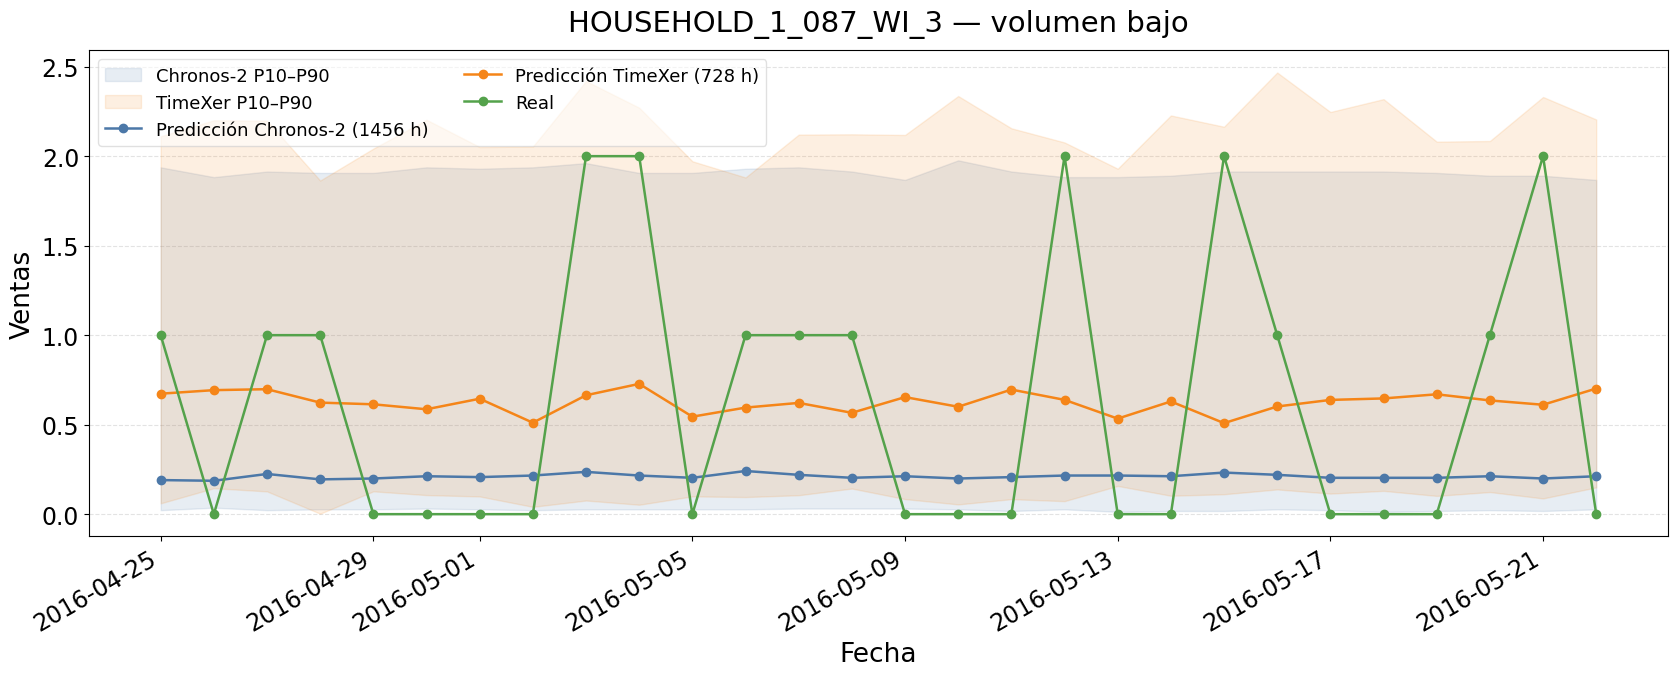
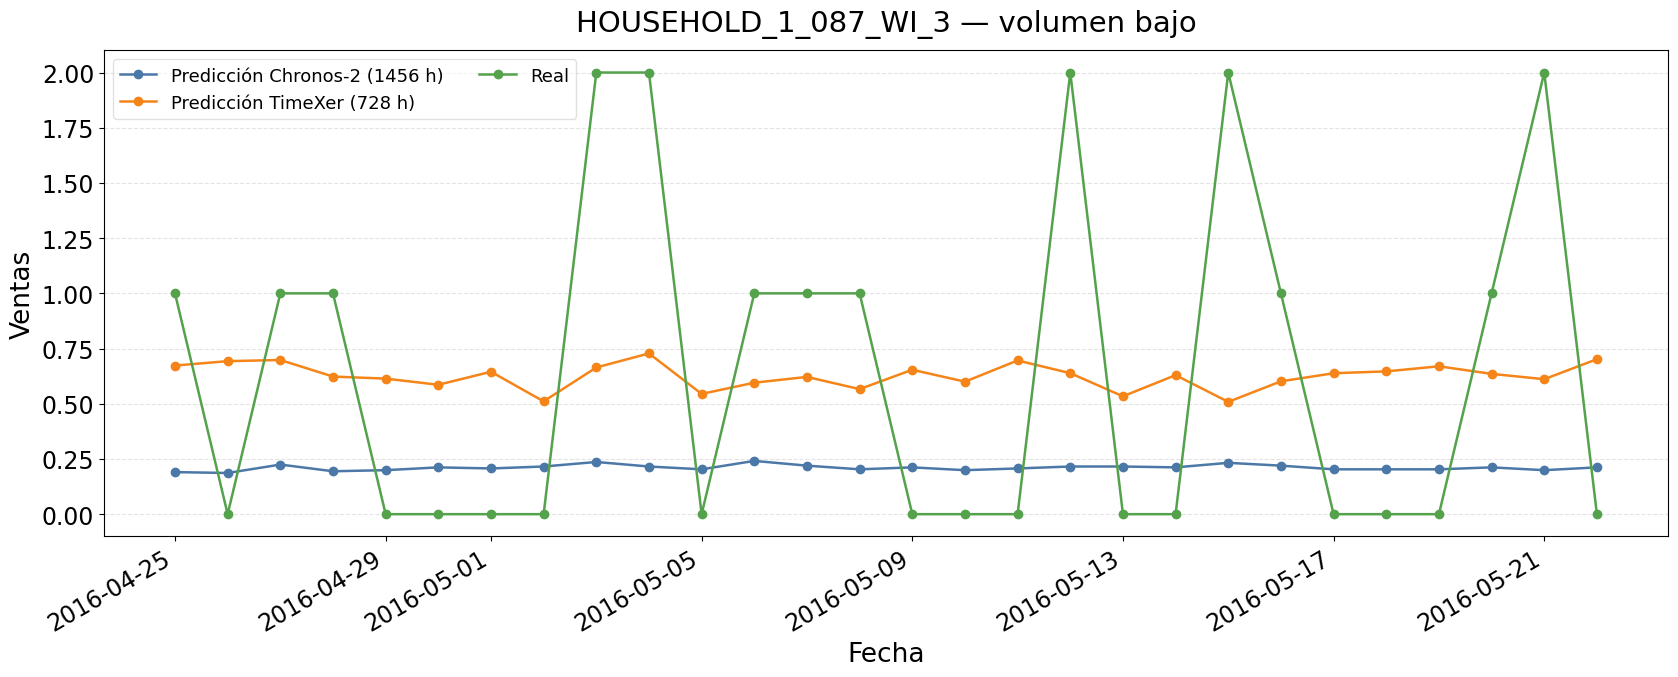
Code edit (unified diff) that turned the first committed figure into the second:
--- before
+++ after
@@ -15,6 +15,4 @@
 REAL_COLOR = "#54A24B"  # verde Vega, igual que en demanda agregada
 
-# Los nombres de columna de cuantiles difieren entre modelos:
-#   Chronos-2 -> "0.1"/"0.9"   |   TimeXer -> "q0.1"/"q0.9"
 chr_e = pd.read_csv(
     f"{DATA_DIR}/chronos2_m5_outputs/m5_eval_predictions_vs_actuals.csv", parse_dates=["timestamp"]
@@ -35,10 +33,4 @@
     with plt.rc_context(MULTI_RC):
         fig, ax = plt.subplots(figsize=(17, 7))
-
-        # Bandas de incertidumbre P10–P90 (debajo), muy translúcidas
-        ax.fill_between(c["timestamp"], c["0.1"], c["0.9"],
-                        color=colors["Chronos-2"], alpha=0.13, label="Chronos-2 P10–P90")
-        ax.fill_between(t["timestamp"], t["q0.1"], t["q0.9"],
-                        color=colors["TimeXer"], alpha=0.13, label="TimeXer P10–P90")
 
         # Predicciones de cada modelo y la serie real (real encima)

Commit: updates